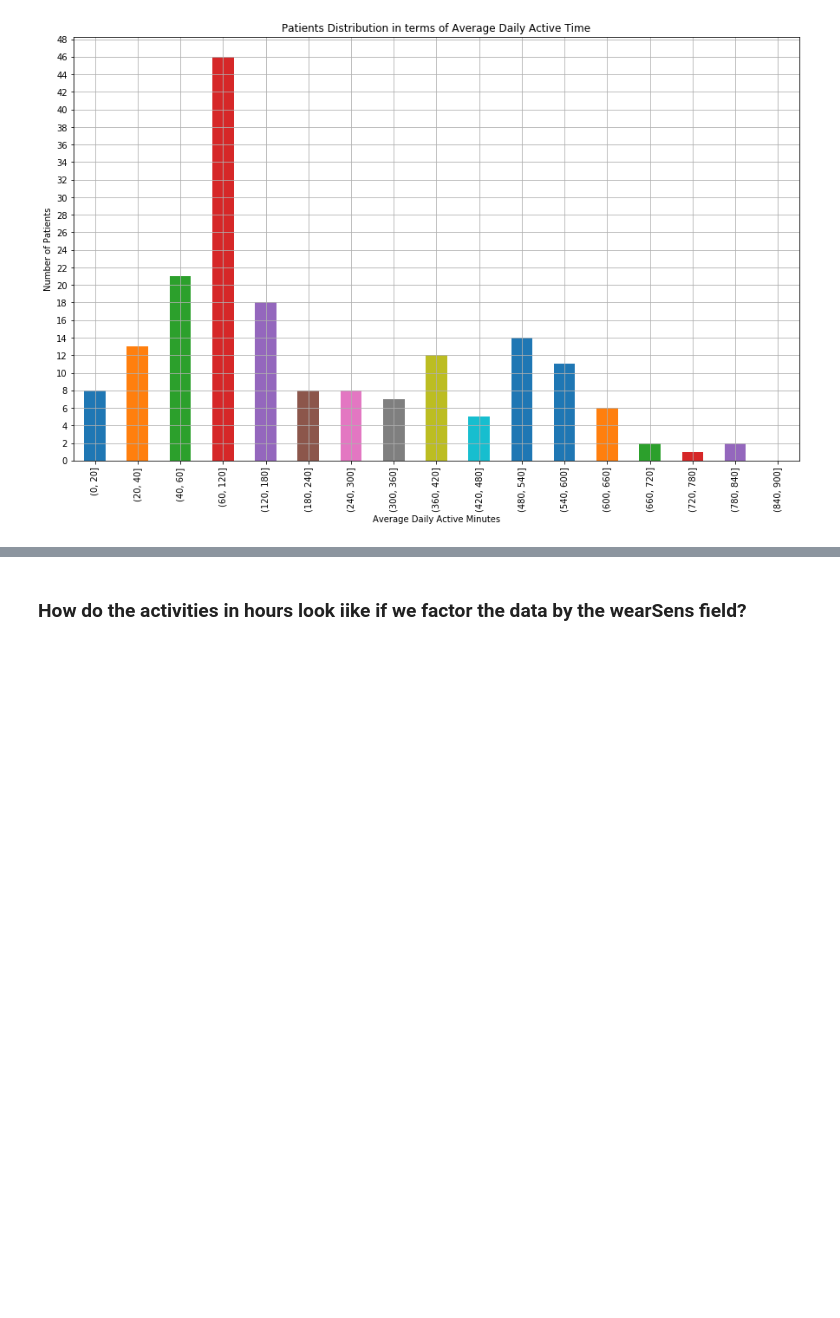
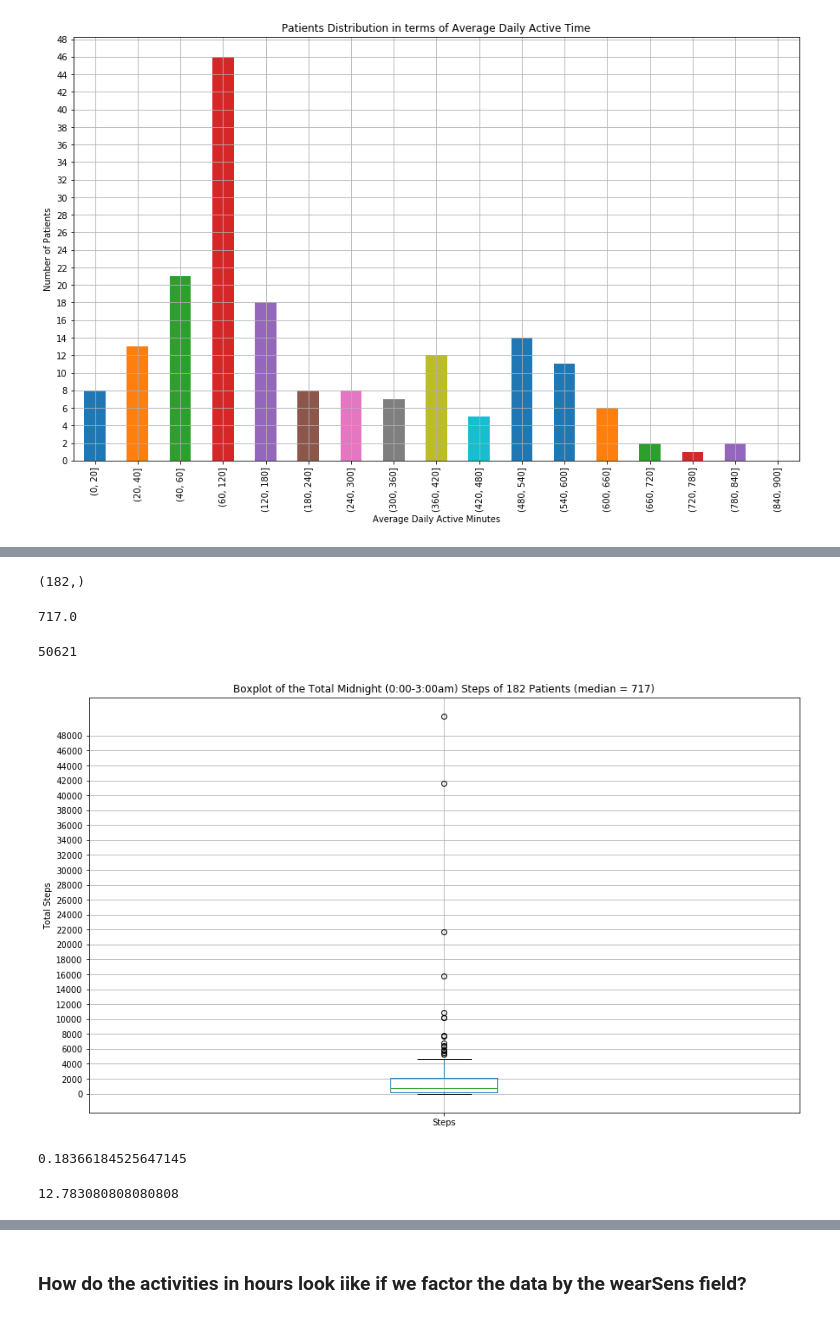
Before and after one commit to dddragons/time-data-viz-test, a Jupyter notebook: patient-low-medium-high-physical-activity-patterns.ipynb, the cells around one changed output, grey strips where cells are left out. Cells and saved outputs as stored; diff of their text form; code cells hidden in the pictures; blank space fills up the shorter version.

```diff
--- a/patient-low-medium-high-physical-activity-patterns.ipynb
+++ b/patient-low-medium-high-physical-activity-patterns.ipynb
@@ -595,0 +598,2 @@ plt.grid()
+# %%
+dfall_midnight = dfall[(dfall['Hour'] >=0) & (dfall['Hour'] <=2)]
@@ -595,0 +613,22 @@ plt.grid()
+# %%
+pt_midnight = dfall_midnight.groupby(['Subid'])['Steps'].sum().sort_values()
+# %%
+pt_midnight.shape
+# %% [output]
+(182,)
+# %%
+pt_midnight.median()
+# %% [output]
+717.0
+# %%
+pt_midnight.max()
+# %% [output]
+50621
+# %%
+pt_midnight.plot(kind = 'box')
+plt.ylabel("Total Steps")
+plt.yticks(np.arange(0, 50000, 2000))
+plt.title("Boxplot of the Total Midnight (0:00-3:00am) Steps of 182 Patients (median = 717)")
+plt.grid()
+# %% [output]
+[figure, added]
@@ -595,0 +637,8 @@ plt.grid()
+# %%
+pt_midnight_mean.median()
+# %% [output]
+0.18366184525647145
+# %%
+pt_midnight_mean.max()
+# %% [output]
+12.783080808080808
```
Also changed, not shown: parts of 18 cells of this notebook.
